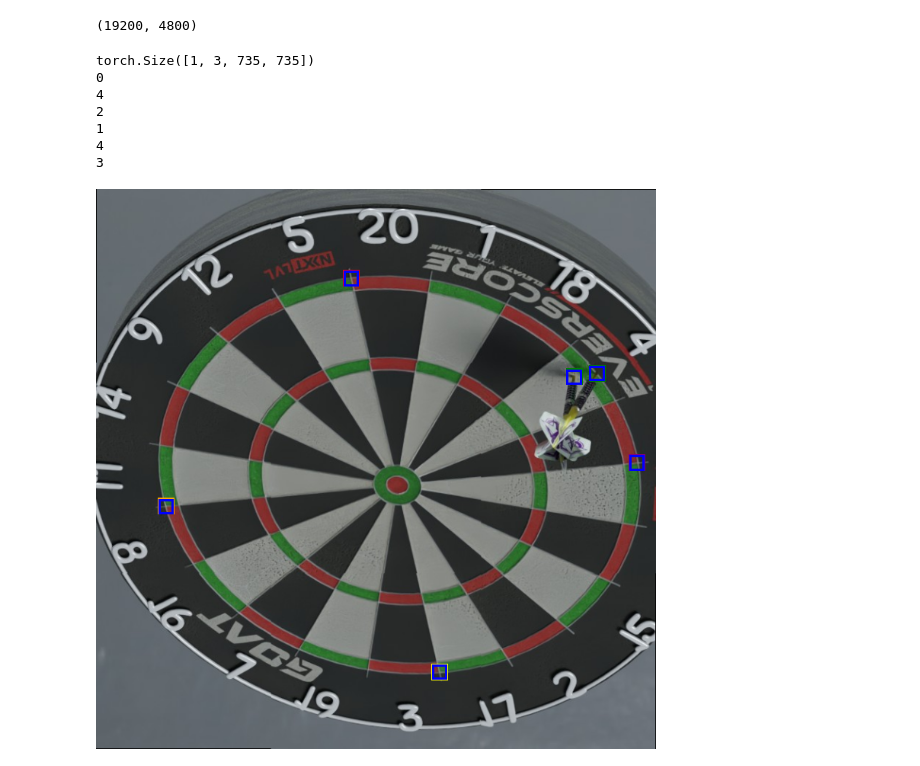
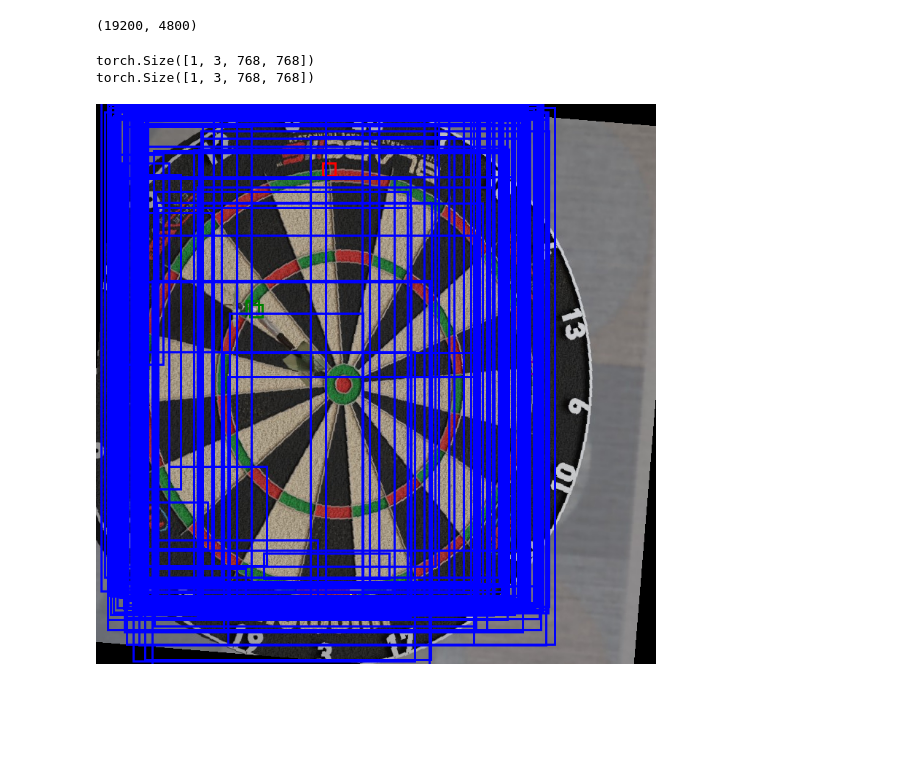
Before and after one commit to timnielen/playdarts, a Jupyter notebook: hf.ipynb, the cells around one changed output. Drawn from its saved outputs; the diff is of its cells as text; code cells hidden in the pictures; blank space fills up the shorter version.

```diff
--- a/hf.ipynb
+++ b/hf.ipynb
@@ -23,7 +24,7 @@ id2label = {
 label2id = {v: k for k, v in id2label.items()}
 # %%
 model = DetrForObjectDetection.from_pretrained(
-    "multi_res/checkpoint-3000",
+    "facebook/detr-resnet-50",
     auxiliary_loss=True,
     num_queries=100,
     num_labels=5,
@@ -33,8 +34,8 @@ model = DetrForObjectDetection.from_pretrained(
     eos_coefficient = 0.06,
     ignore_mismatched_sizes=True,
     id2label=id2label,
-    label2id=label2id,
-)
+    label2id=label2id
+    )
 image_processor = DetrImageProcessor.from_pretrained("facebook/detr-resnet-50", size={"shortest_edge": 768, "longest_edge": 768})
-image_processor
+model.config
 # %% [output]
@@ -58,6 +90,6 @@ DetrImageProcessor {
 # %%
 dirs = [f'3D/scene/rendered/imgs_{i}' for i in range(6)]
-dataset = DartsDataset(dirs=dirs)
+dataset = DartsDataset(dirs=dirs, random_rescale=False, return_reference=True, is_synthetic=True)
 train_size = int(0.8 * len(dataset))
 test_size = len(dataset) - train_size
 
@@ -67,32 +99,30 @@ len(train_dataset), len(test_dataset)
 # %% [output]
 (19200, 4800)
 # %%
-image, targets = test_dataset[np.random.randint(len(test_dataset))]
+image, targets, reference = test_dataset[np.random.randint(len(test_dataset))]
 inputs = image_processor(images=image, annotations=targets, return_tensors="pt", do_resize=False)
+reference_inputs = image_processor(images=reference, return_tensors="pt", do_resize=False)
+print(reference_inputs["pixel_values"].shape)
 print(inputs["pixel_values"].shape)
+inputs["pixel_values"] = torch.cat([inputs["pixel_values"], reference_inputs["pixel_values"]], dim=1)
 boxes = (inputs.labels[0].boxes*768).round()
 outputs = model(**inputs)
 
 target_sizes = torch.tensor([image.size[::-1]])
-results = image_processor.post_process_object_detection(outputs, threshold=0.9, target_sizes=target_sizes)[0]
+results = image_processor.post_process_object_detection(outputs, threshold=0.1, target_sizes=target_sizes)[0]
 draw = ImageDraw.Draw(image)
 for i, target in enumerate(targets["annotations"]):
     box, category_id = target["bbox"], target["category_id"]
     x, y, w, h = box
     box = [x, y, x + w , y + h]
     color = ["purple", "red", "orange", "yellow", "green"]
     draw.rectangle(box, outline=color[min(i, len(color)-1)], width=3)
 for i, box in enumerate(results["boxes"]):
     label= results["labels"][i].item()
-    print(label)
+    # print(label)
     draw.rectangle(box.tolist(), outline="blue", width=3)
 image
 # %% [output]
-torch.Size([1, 3, 735, 735])
-0
-4
-2
-1
-4
-3
+torch.Size([1, 3, 768, 768])
+torch.Size([1, 3, 768, 768])
-[figure, old version]
+[figure, new version]
```
Also changed, not shown: parts of 6 cells of this notebook, 3 other files.
